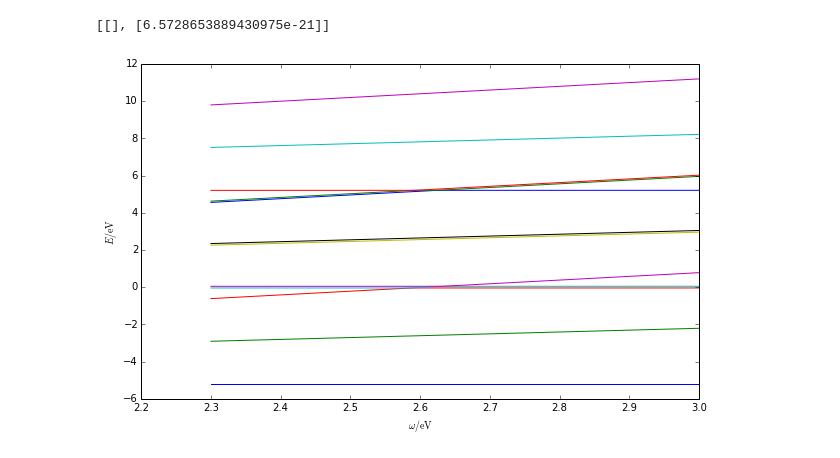
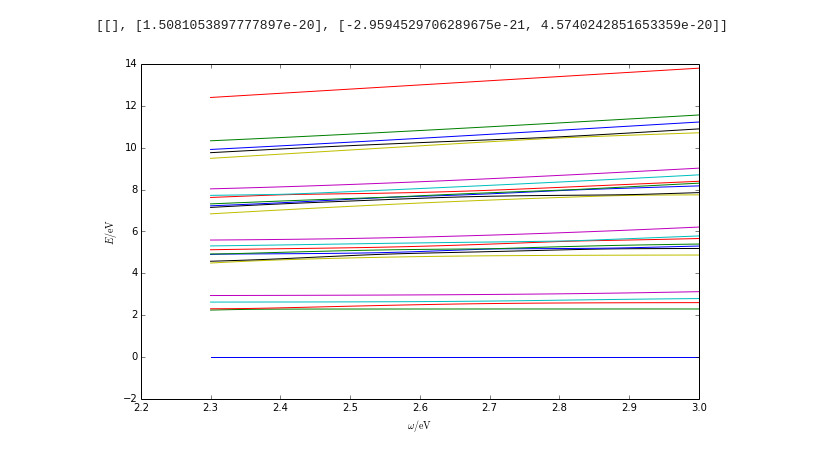
Before and after one commit to texnokrates/dicke, a Jupyter notebook: ipynotebooks/dicke-qutip.ipynb, the cells around one changed output. Saved outputs shown, nothing was run; the diff lists cells and outputs as text; code cells hidden in the pictures.

```diff
--- a/ipynotebooks/dicke-qutip.ipynb
+++ b/ipynotebooks/dicke-qutip.ipynb
@@ -270,5 +275,5 @@ print numpy.linalg.eig(dickeH(K=1, Vs=0, omega=2, gs=0, epsilons=10, bdim=3).ful
 # %%
-randomBox_tryparams(K=2, x=0.1*nm, y=0.1*nm, z=1*nm,Vs=0.1*eV, start=2.3*eV, stop=3*eV,mu=2*debye, bdim=3)
+randomBox_tryparams(K=3, x=0.1*nm, y=0.1*nm, z=1*nm,Vs=0.1*eV, start=2.3*eV, stop=3*eV,mu=2*debye, bdim=3)
 # %% [output]
-[[], [6.5728653889430975e-21]]
+[[], [1.5081053897777897e-20], [-2.9594529706289675e-21, 4.5740242851653359e-20]]
-[figure, old version]
+[figure, new version]
```
Also changed, not shown: parts of 10 cells of this notebook.
